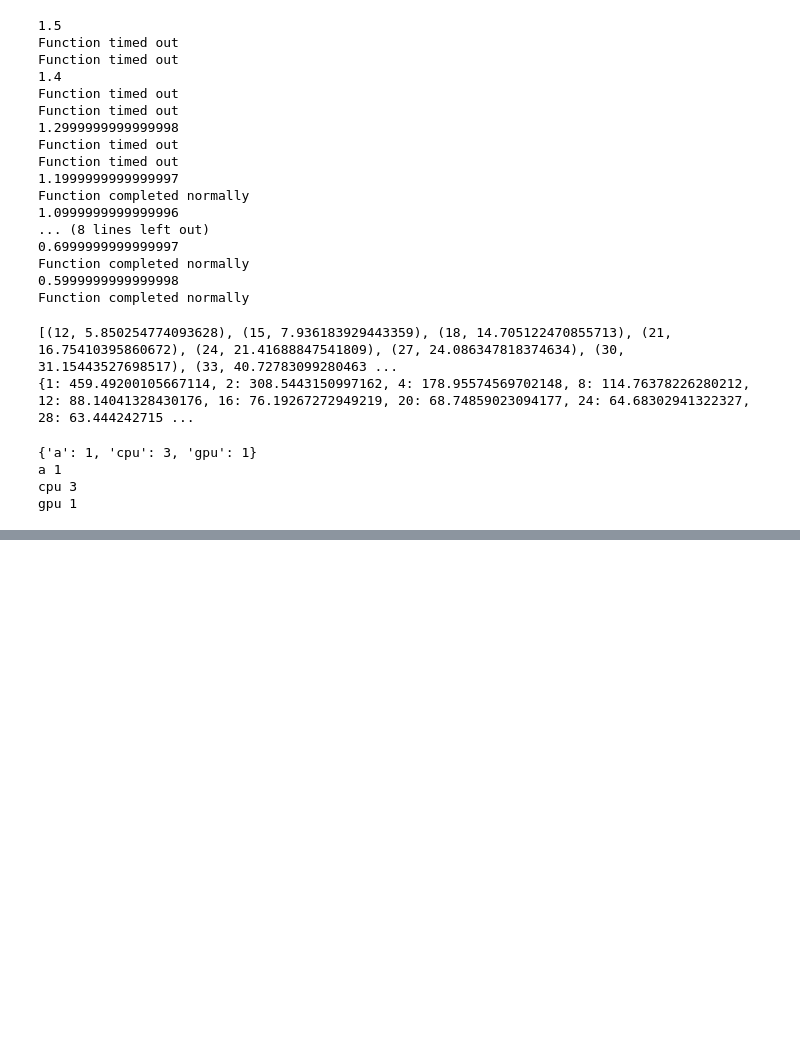
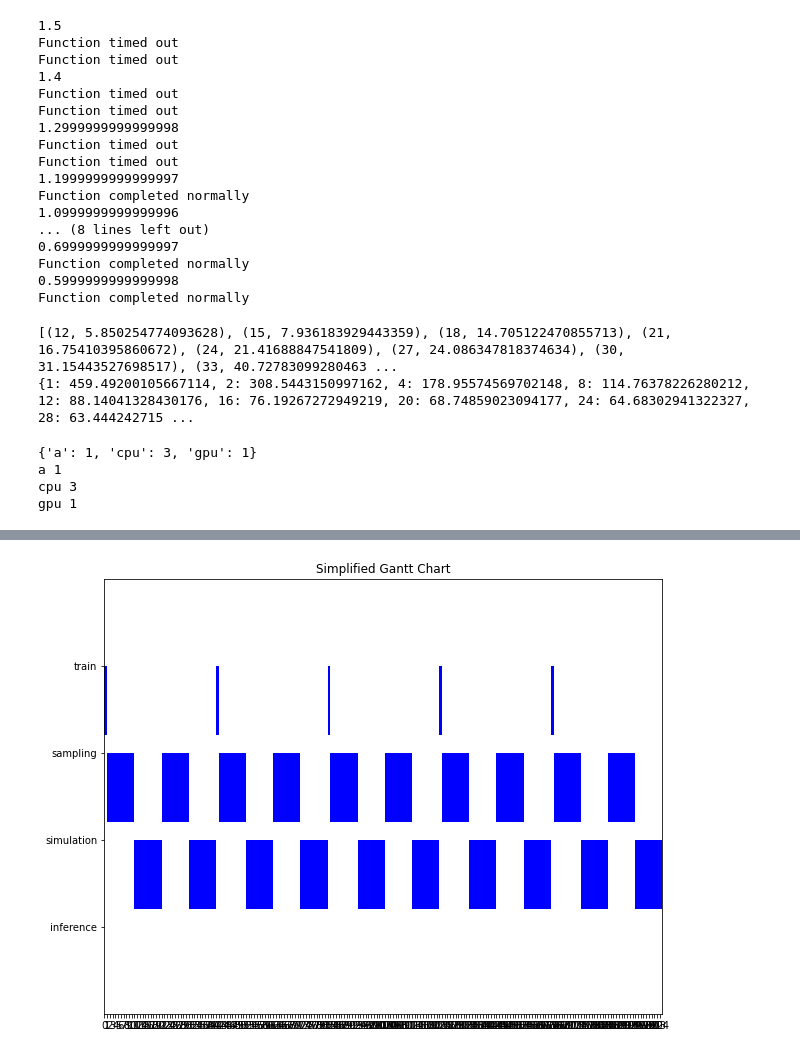
Before and after one commit to helix-xx/multisite_, a Jupyter notebook: my_test/test.ipynb, the cells around one changed output, grey strips where cells are left out. Saved outputs shown, nothing was run; the diff lists cells and outputs as text; code cells hidden in the pictures; blank space fills up the shorter version.

```diff
--- a/my_test/test.ipynb
+++ b/my_test/test.ipynb
@@ -360,0 +457,22 @@ if a is not None:
+# %%
+import matplotlib.pyplot as plt
+
+
+tasks = task_sequence
+fig, ax = plt.subplots(figsize=(10, 8))
+
+for i, task in enumerate(tasks):
+    task_type = task_types[task]
+    ax.broken_barh([(i,1)],(task_type,0.8), facecolors='b')
+
+ax.set_xlim(0,len(tasks))
+ax.set_ylim(-1,4)
+ax.invert_yaxis()
+ax.set_xticks(range(len(tasks)))
+ax.set_yticks([0,1,2,3])
+ax.set_yticklabels(['train','sampling','simulation','inference'])
+ax.set_title('Simplified Gantt Chart')
+
+plt.show()
+# %% [output]
+[figure, added]
```
Also changed, not shown: parts of 9 cells of this notebook, 1 other file.
